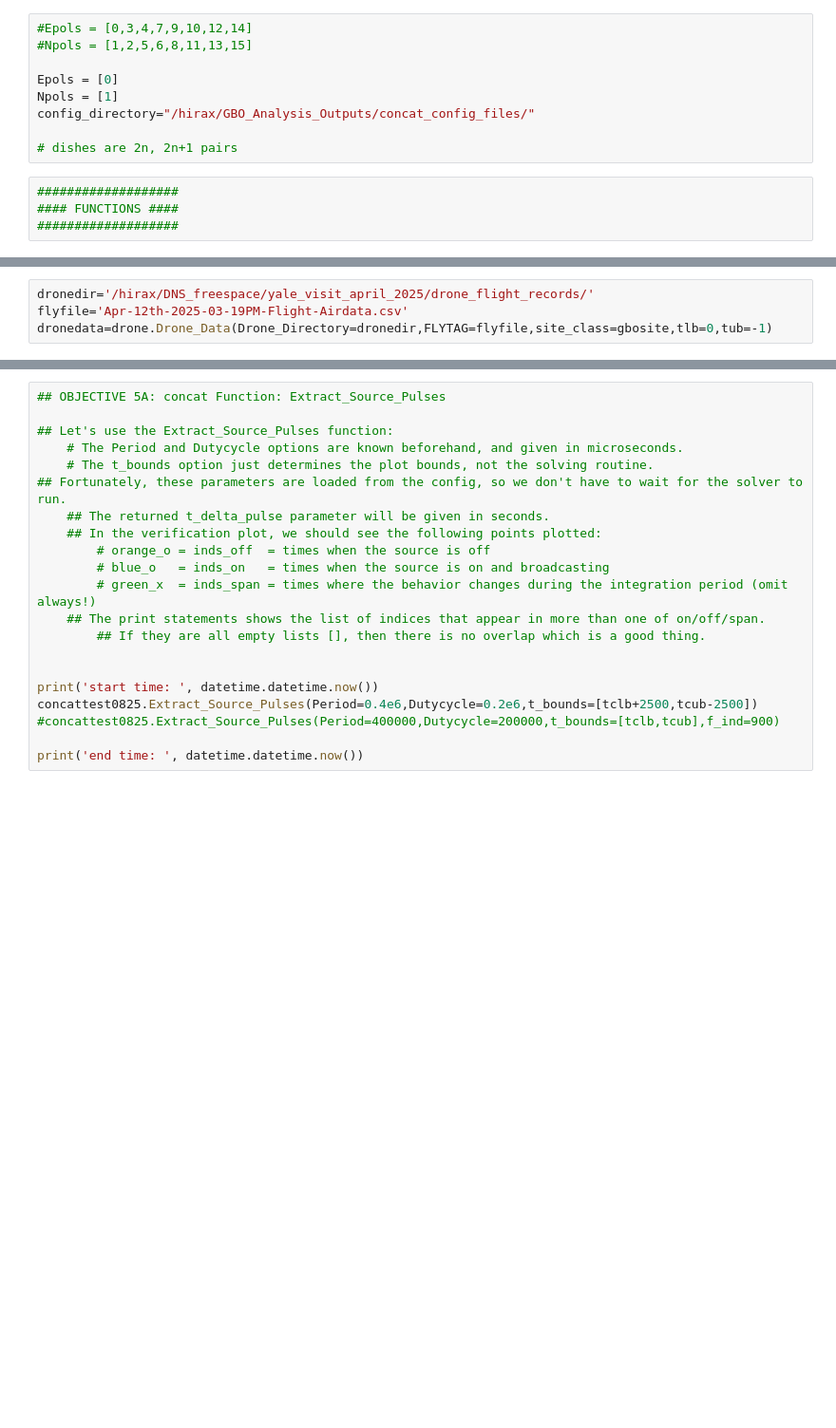
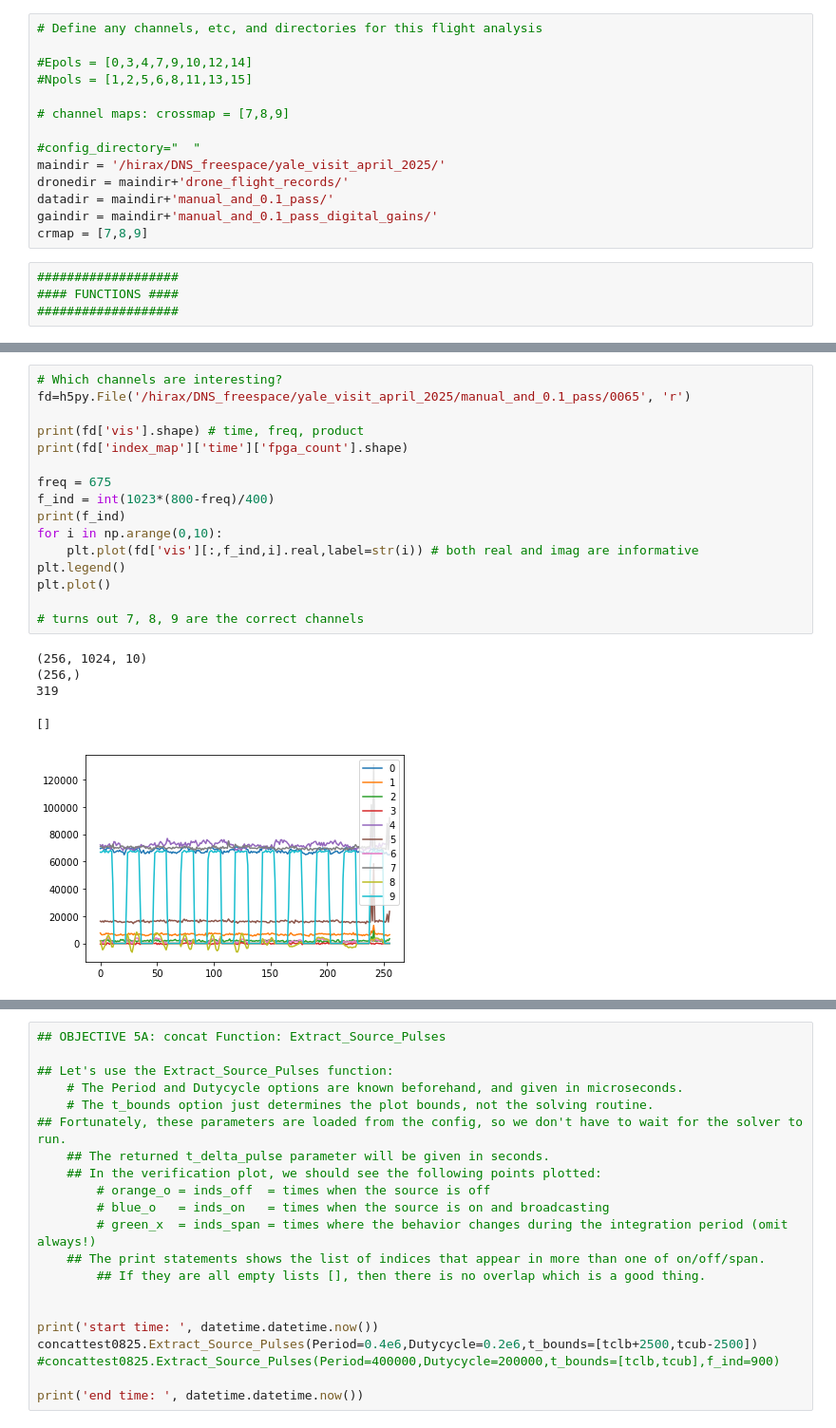
Before and after one commit to WrightLaboratory/newburghlabdrone, a Jupyter notebook: analysis/LBN_DNS_droneflights.ipynb, the cells around one changed output, grey strips where cells are left out. Shown: that part at 95% size. Cells and saved outputs as stored; diff of their text form; blank space fills up the shorter version.

```diff
--- a/analysis/LBN_DNS_droneflights.ipynb
+++ b/analysis/LBN_DNS_droneflights.ipynb
@@ -18,14 +18,19 @@ from beamcals.sites import site
 import beamcals.reduce_ccclass as rc
 gbosite=site.site('../beamcals/beamcals/sites/WLC_config_roof.npz')
 # %%
+# Define any channels, etc, and directories for this flight analysis
+
 #Epols = [0,3,4,7,9,10,12,14]
 #Npols = [1,2,5,6,8,11,13,15]
 
-Epols = [0]
-Npols = [1]
-config_directory="/hirax/GBO_Analysis_Outputs/concat_config_files/"
+# channel maps: crossmap = [7,8,9]
 
-# dishes are 2n, 2n+1 pairs
+#config_directory="  "
+maindir = '/hirax/DNS_freespace/yale_visit_april_2025/'
+dronedir = maindir+'drone_flight_records/'
+datadir = maindir+'manual_and_0.1_pass/'
+gaindir = maindir+'manual_and_0.1_pass_digital_gains/'
+crmap = [7,8,9]
 # %%
 ###################
 #### FUNCTIONS ####
@@ -35,4 +37,0 @@ config_directory="/hirax/GBO_Analysis_Outputs/concat_config_files/"
-# %%
-dronedir='/hirax/DNS_freespace/yale_visit_april_2025/drone_flight_records/'
-flyfile='Apr-12th-2025-03-19PM-Flight-Airdata.csv'
-dronedata=drone.Drone_Data(Drone_Directory=dronedir,FLYTAG=flyfile,site_class=gbosite,tlb=0,tub=-1)
@@ -165,0 +124,22 @@ legend()
+# %%
+# Which channels are interesting?
+fd=h5py.File('/hirax/DNS_freespace/yale_visit_april_2025/manual_and_0.1_pass/0065', 'r')
+
+print(fd['vis'].shape) # time, freq, product
+print(fd['index_map']['time']['fpga_count'].shape)
+
+freq = 675
+f_ind = int(1023*(800-freq)/400)
+print(f_ind)
+for i in np.arange(0,10):
+    plt.plot(fd['vis'][:,f_ind,i].real,label=str(i)) # both real and imag are informative
+plt.legend()
+plt.plot()
+
+# turns out 7, 8, 9 are the correct channels
+# %% [output]
+(256, 1024, 10)
+(256,)
+319
+[]
+[figure, added]
```
Also changed, not shown: parts of 23 cells of this notebook.
